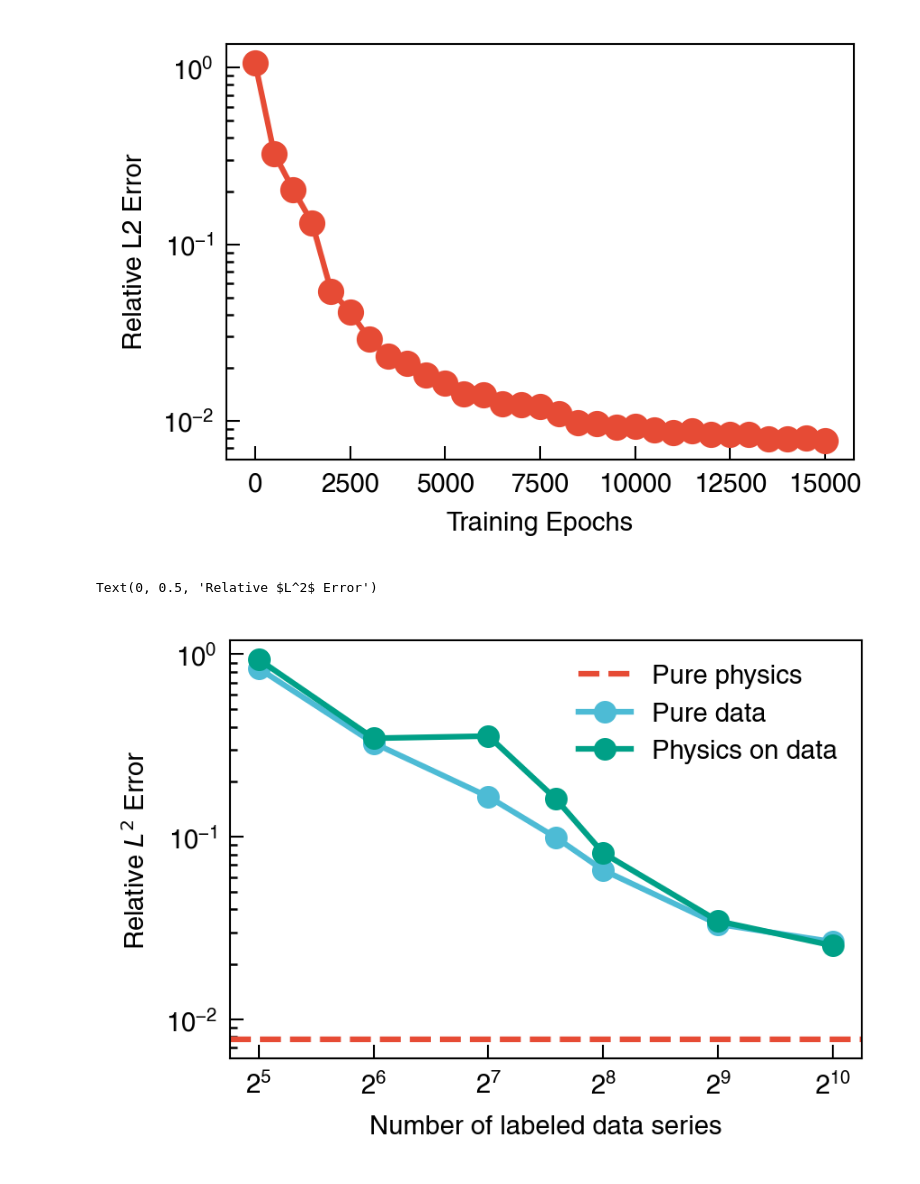
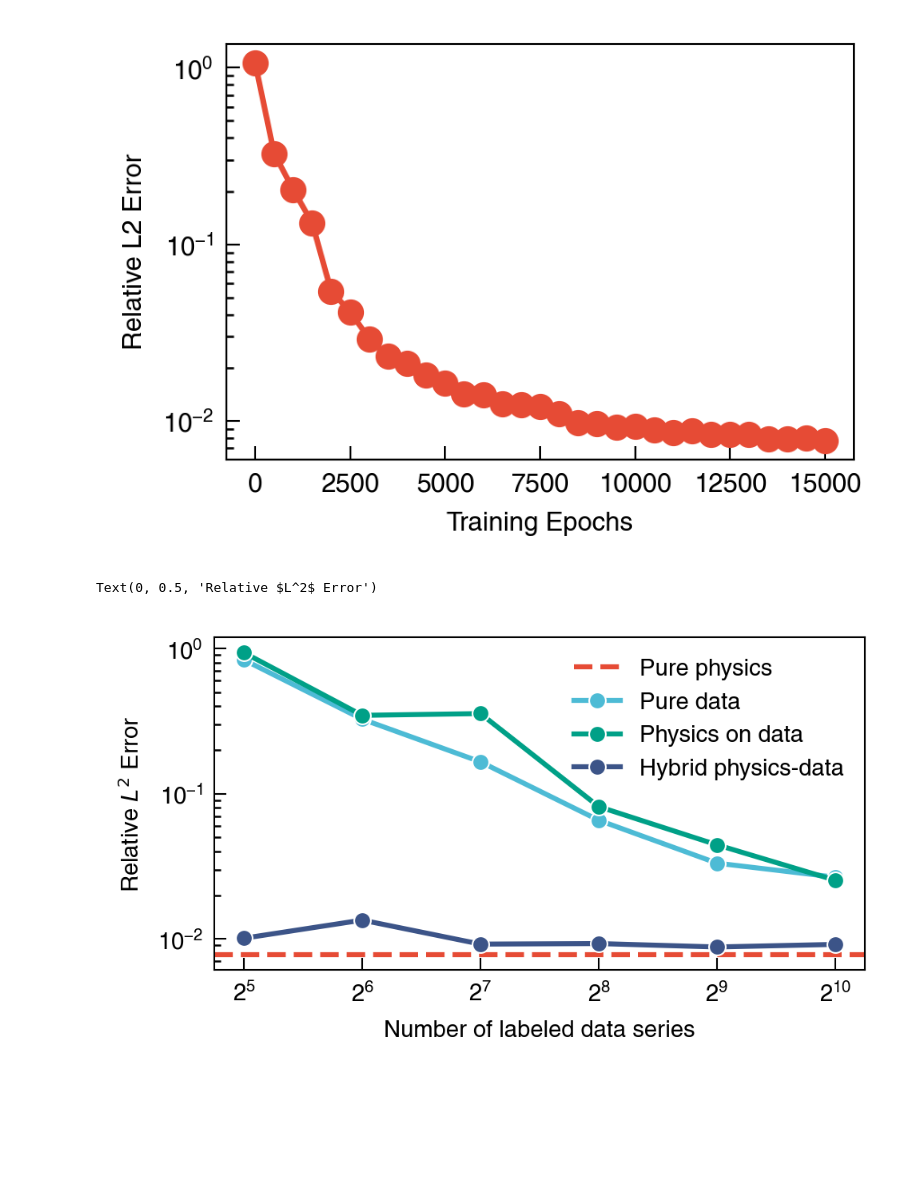
Before and after one commit to NanxiiChen/PI-CViT, a Jupyter notebook: burgers/eval.ipynb, the cells around one changed output. Cells and saved outputs as stored; diff of their text form; code cells hidden in the pictures; blank space fills up the shorter version.

Commit message:
Ablation for data-driven training

```diff
--- a/burgers/eval.ipynb
+++ b/burgers/eval.ipynb
@@ -372,22 +352,27 @@ Minimum Relative L2 Error: 0.007734893
 # %%
 import pandas as pd
 df = pd.read_csv("./burgers/data_vs_physics.txt", sep=",")
-fig, ax = plt.subplots(figsize=(3, 2))
+fig, ax = plt.subplots(figsize=(3.5, 1.8))
 cvit_err = 7.744e-3
 xs = df["num_labeled_data_seriers"]
 ax.axhline(y=cvit_err, label="Pure physics", linestyle="--", color="C0", )
 ax.plot(xs, df["pure_data"]/100,
-        marker="o", label="Pure data", color="C1", markersize=5)
+        marker="o", label="Pure data", color="C1",
+        markersize=5, markeredgecolor="white", markeredgewidth=0.5)
 ax.plot(xs, df["physics_on_data"]/100,
-        marker="o", label="Physics on data", color="C2", markersize=5)
+        marker="o", label="Physics on data", color="C2",
+        markersize=5, markeredgecolor="white", markeredgewidth=0.5)
+ax.plot(xs, df["hybrid_physics_data"]/100,
+        marker="o", label="Hybrid physics-data", color="C3",
+        markersize=5, markeredgecolor="white", markeredgewidth=0.5)
 # ax.text(50, cvit_err, "Infinite samples for pure physics", va="bottom", ha="left")
 ax.set_yscale("log")
 ax.set_xscale("log", base=2)
 # ax.legend(bbox_to_anchor=(0.1, 0.1), loc="lower left")
 # ax.set_ylim(5e-4, 1e0)
 ax.legend()
 ax.set_xlabel("Number of labeled data series")
 ax.set_ylabel("Relative $L^2$ Error")
 # %% [output]
 Text(0, 0.5, 'Relative $L^2$ Error')
-[figure, old version]
+[figure, new version]
```
Also changed, not shown: parts of 2 cells of this notebook, 3 other files.
